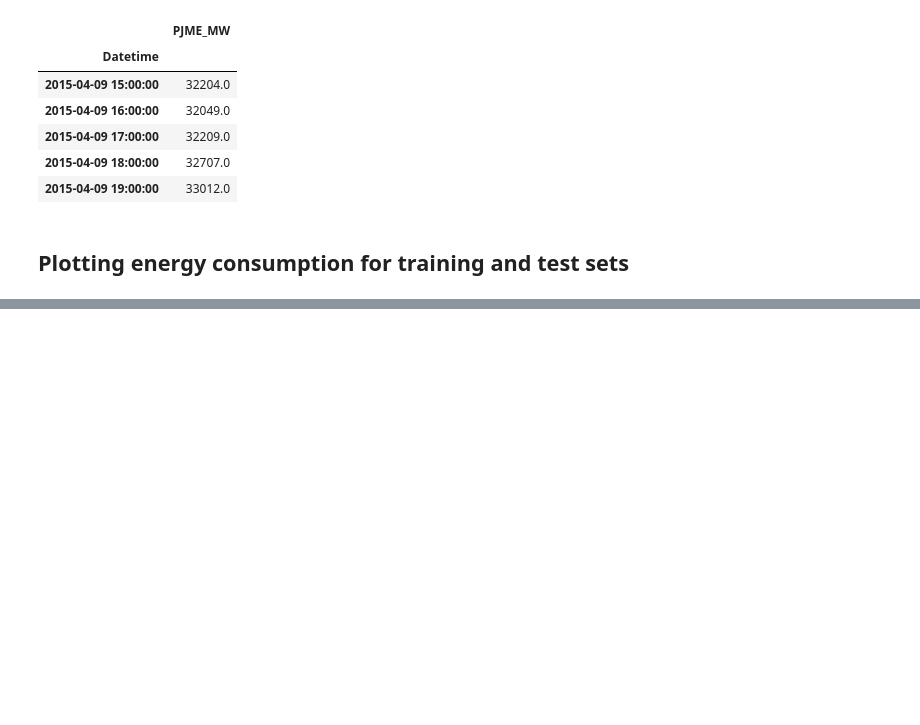
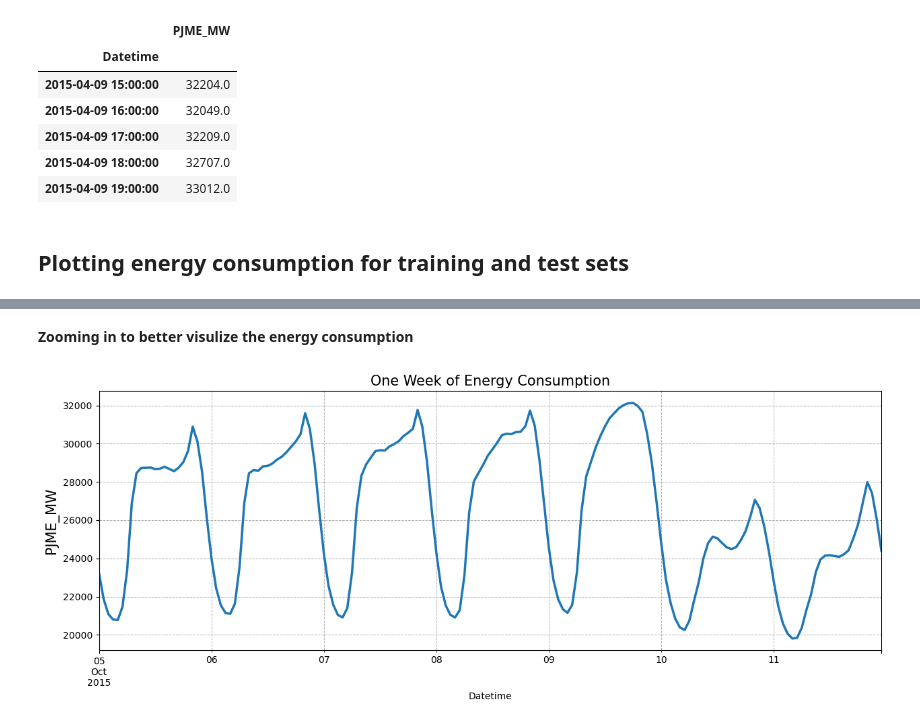
Before and after one commit to YarosInter/Time-Series-XGBoost-Energy-Consumption, a Jupyter notebook: XGBoost_Energy_Consumption_Forecast.ipynb, the cells around one changed output, grey strips where cells are left out. Cells and saved outputs as stored; diff of their text form; code cells hidden in the pictures; blank space fills up the shorter version.

```diff
--- a/XGBoost_Energy_Consumption_Forecast.ipynb
+++ b/XGBoost_Energy_Consumption_Forecast.ipynb
@@ -211,0 +213,11 @@ plt.show()
+# %% [markdown]
+**Zooming in to better visulize the energy consumption**
+# %%
+#Ploting one week of energy consumption
+df["PJME_MW"].loc[(df.index >= "2015-10-05") & (df.index < "2015-10-12")].plot(figsize=(15, 5), linewidth=2.5)
+plt.title("One Week of Energy Consumption", fontsize=15)
+plt.ylabel("PJME_MW", fontsize=15)
+plt.grid(True, which='both', linestyle='--', linewidth=0.7)
+plt.show()
+# %% [output]
+[figure, added]
```
Also changed, not shown: parts of 4 cells of this notebook.
